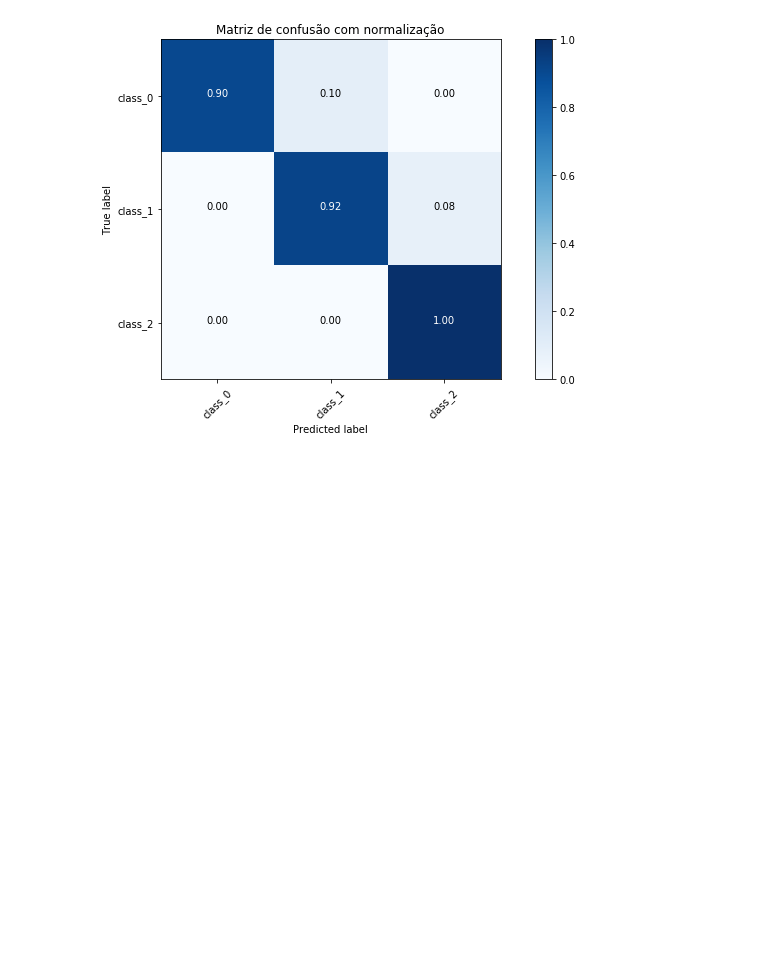
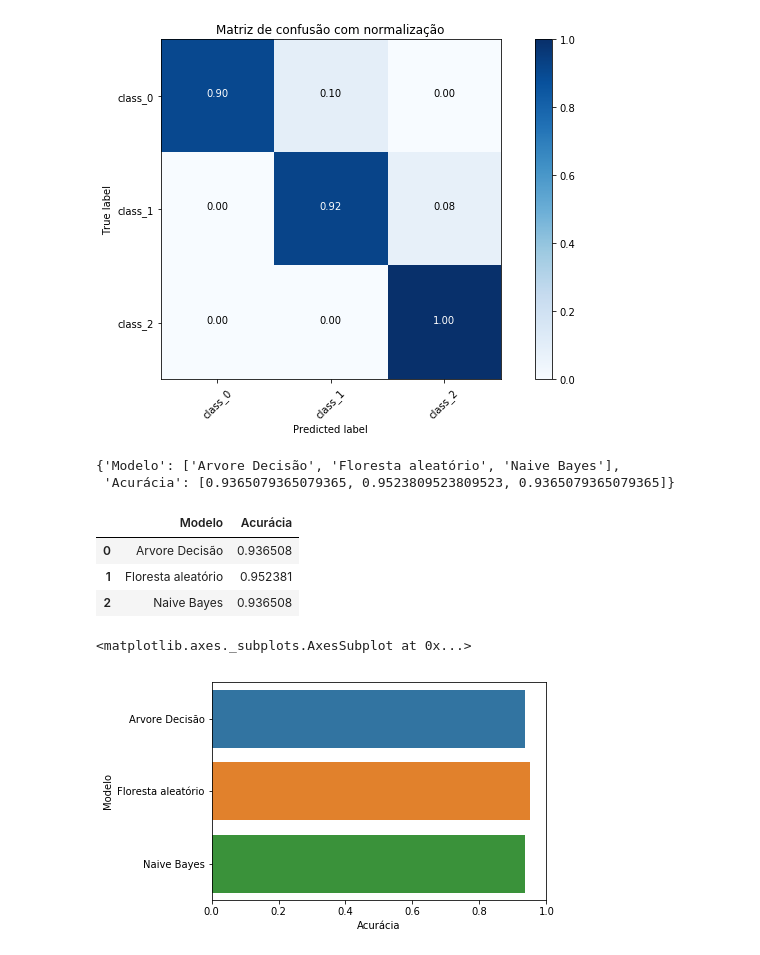
Before and after one commit to iguit0/Machine-Learning, a Jupyter notebook: vinho-italia.ipynb, the cells around one changed output. Saved outputs shown, nothing was run; the diff lists cells and outputs as text; code cells hidden in the pictures; blank space fills up the shorter version.

```diff
--- a/vinho-italia.ipynb
+++ b/vinho-italia.ipynb
@@ -157,3 +141,34 @@ Normalized confusion matrix
  [0.   0.   1.  ]]
 [figure]
 [figure]
+# %%
+models=[DecisionTreeClassifier(random_state=0),RandomForestClassifier(n_estimators=10),GaussianNB()]
+model_names=['Arvore Decisão','Floresta aleatório','Naive Bayes']
+
+acc = []
+d = {}
+
+for model in range(len(models)):
+    clf = models[model]
+    clf.fit(train,train_labels)
+    pred = clf.predict(test)
+    acc.append(accuracy_score(pred,test_labels))
+
+d={'Modelo':model_names,'Acurácia':acc}
+d
+# %% [output]
+{'Modelo': ['Arvore Decisão', 'Floresta aleatório', 'Naive Bayes'],
+ 'Acurácia': [0.9365079365079365, 0.9523809523809523, 0.9365079365079365]}
+# %%
+acc_frame=pd.DataFrame(d)
+acc_frame
+# %% [output]
+|  | Modelo | Acurácia |
+| 0 | Arvore Decisão | 0.936508 |
+| 1 | Floresta aleatório | 0.952381 |
+| 2 | Naive Bayes | 0.936508 |
+# %%
+sns.barplot(y='Modelo',x='Acurácia',data=acc_frame)
+# %% [output]
+<matplotlib.axes._subplots.AxesSubplot at 0x...>
+[figure, added]
```
Also changed, not shown: parts of 3 cells of this notebook, 4 other files.
